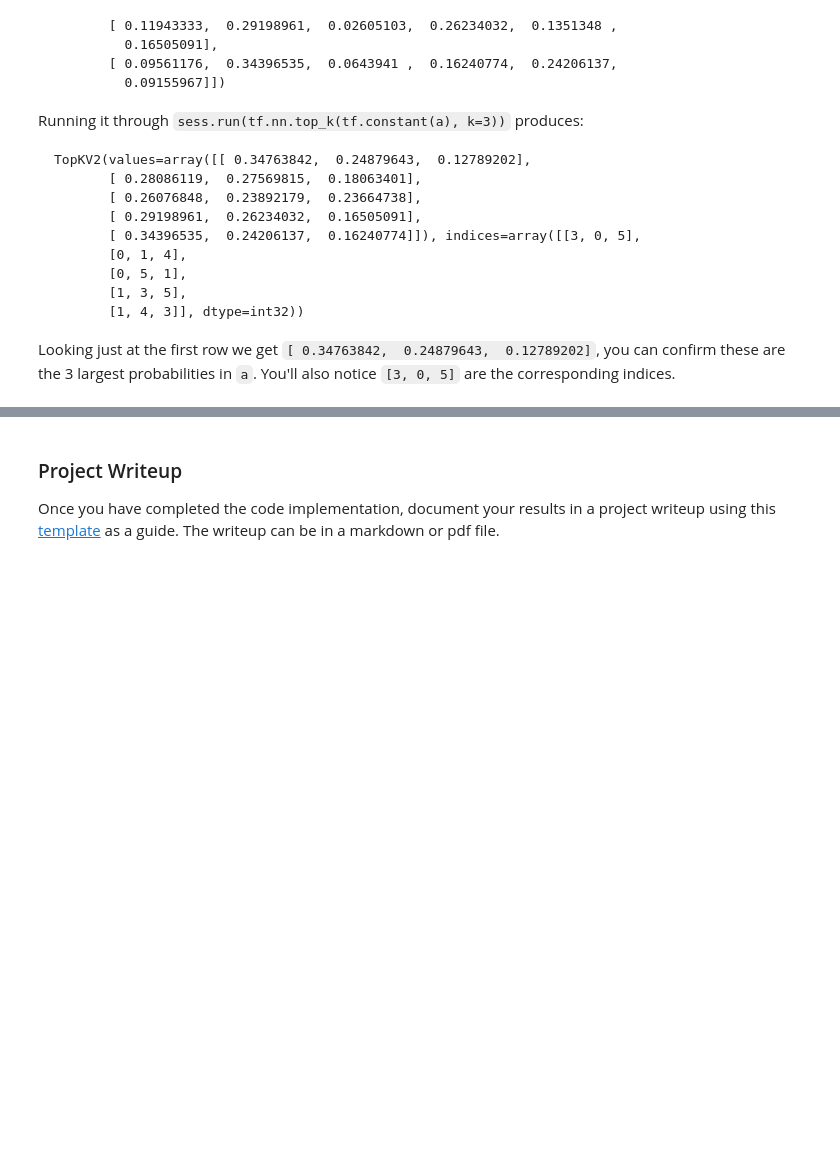
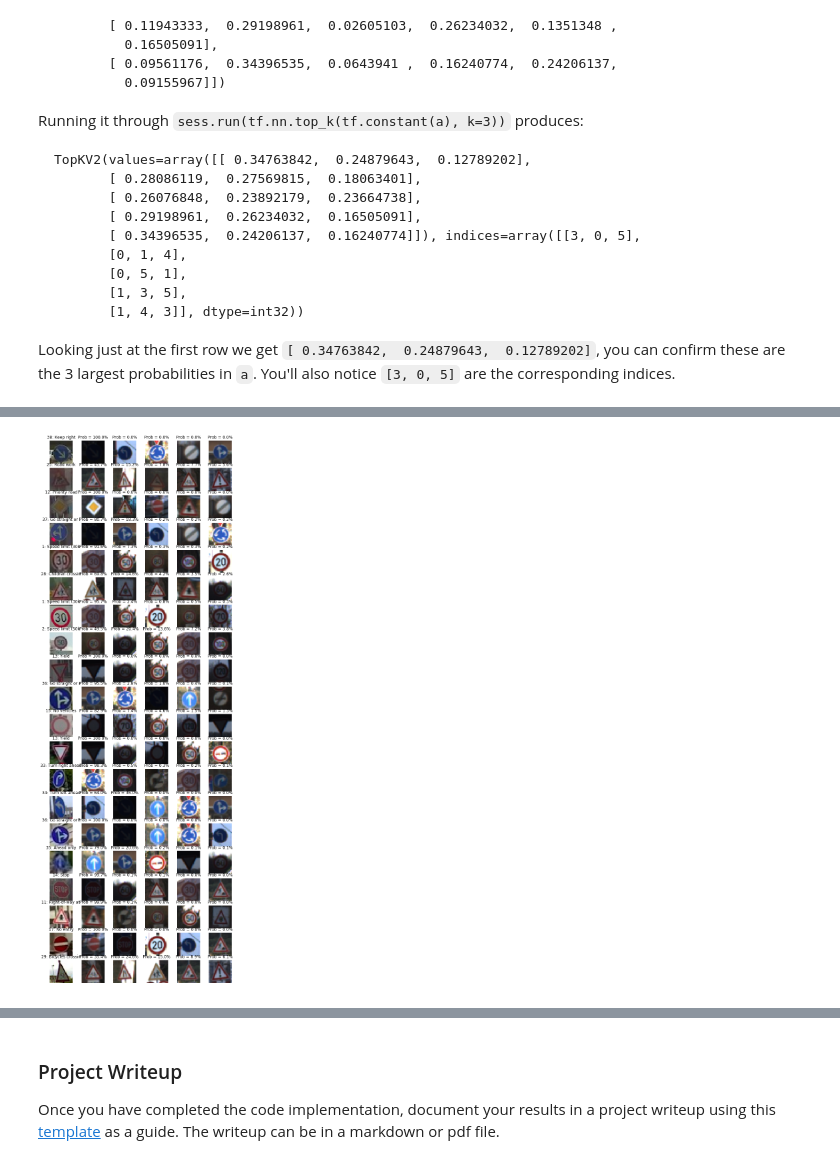
Before and after one commit to tjphoton/CarND, a Jupyter notebook: CarND-Traffic-Sign-Classifier-Project/Traffic_Sign_Classifier.ipynb, the cells around one changed output, grey strips where cells are left out. Cells and saved outputs as stored; diff of their text form; code cells hidden in the pictures; blank space fills up the shorter version.

```diff
--- a/CarND-Traffic-Sign-Classifier-Project/Traffic_Sign_Classifier.ipynb
+++ b/CarND-Traffic-Sign-Classifier-Project/Traffic_Sign_Classifier.ipynb
@@ -373,3 +692,17 @@ You may find `signnames.csv` useful as it contains mappings from the class id (i
 ### Run the predictions here and use the model to output the prediction for each image.
 ### Make sure to pre-process the images with the same pre-processing pipeline used earlier.
 ### Feel free to use as many code cells as needed.
+
+image_new_prepro = normalize_pixel(np.array(image_new))
+
+with tf.Session() as sess:
+    # saver.restore(sess, tf.train.latest_checkpoint('.'))
+    saver.restore(sess, './lenet')
+    predict = sess.run(tf.argmax(logits, 1), feed_dict={x: image_new_prepro, keep_prob: 1.0})
+#     print('predicted labels:', predict)
+#     print('true labels:', label_new)
+    print("Predict:  ","True label",)
+    for i in range(20):
+        print(signnames['SignName'].iloc[predict[i]],
+              " : ",
+              signnames['SignName'].iloc[label_new[i]])
@@ -378,3 +729,10 @@ You may find `signnames.csv` useful as it contains mappings from the class id (i
 # %%
 ### Calculate the accuracy for these 5 new images.
 ### For example, if the model predicted 1 out of 5 signs correctly, it's 20% accurate on these new images.
+image_new_prepro = normalize_pixel(np.array(image_new))
+
+with tf.Session() as sess:
+    # saver.restore(sess, tf.train.latest_checkpoint('.'))
+    saver.restore(sess, './lenet')
+    accuracy = evaluate(image_new_prepro, label_new)
+    print("Test Accuracy = {:.3f}".format(accuracy))
@@ -421,3 +781,7 @@ Looking just at the first row we get `[ 0.34763842,  0.24879643,  0.12789202]`,
 # %%
 ### Print out the top five softmax probabilities for the predictions on the German traffic sign images found on the web.
 ### Feel free to use as many code cells as needed.
+with tf.Session() as sess:
+    saver.restore(sess, './lenet')
+    top5 = sess.run(tf.nn.top_k(tf.nn.softmax(logits), k=5), feed_dict={x: image_new_prepro, keep_prob: 1.0})
+    print(top5)
@@ -423,0 +806,19 @@ Looking just at the first row we get `[ 0.34763842,  0.24879643,  0.12789202]`,
+# %%
+row = 20
+col = 6
+plt.figure(figsize=(10, 30))
+for i in range(row):
+    img = mpimg.imread('./Germay_traffic_signs/S'+str(i+1)+'.jpg')
+    plt.subplot(row,col,i*col+1)
+    plt.imshow(image_new[i])
+    plt.title(str(label_new[i]) + ': ' + signnames['SignName'][label_new[i]][:16])
+    plt.axis('off')
+    for j in range(col-1):
+        plt.subplot(row,col,i*col+j+2)
+        x = X_train[y_train==top5.indices[i,j]]
+        plt.imshow(x[10])
+        plt.title("Prob = {:.1f}".format(top5.values[i,j]*100)+"%")
+        plt.axis('off')
+plt.show()
+# %% [output]
+[figure, added]
```
Also changed, not shown: parts of 18 cells of this notebook, 1 other file.
